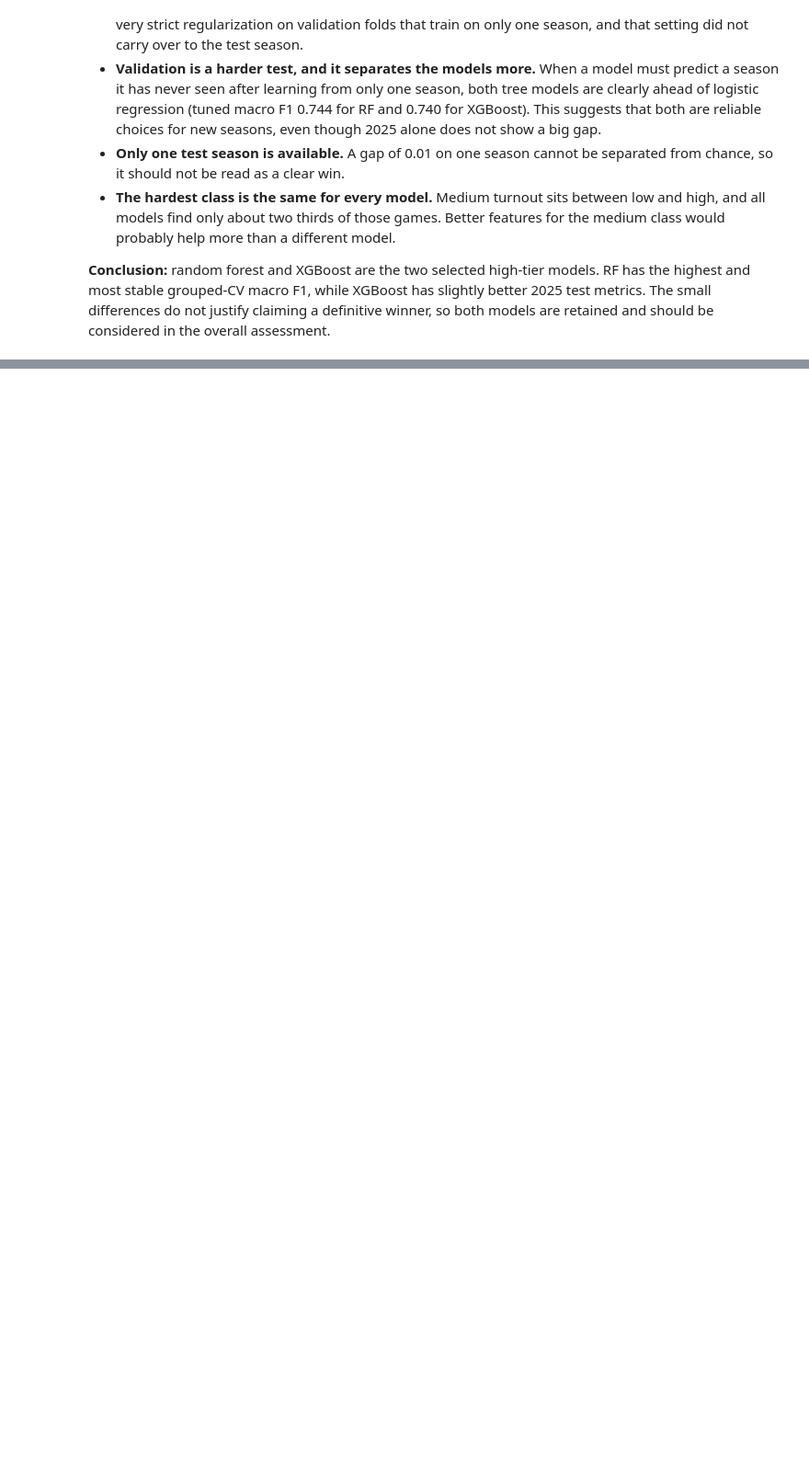
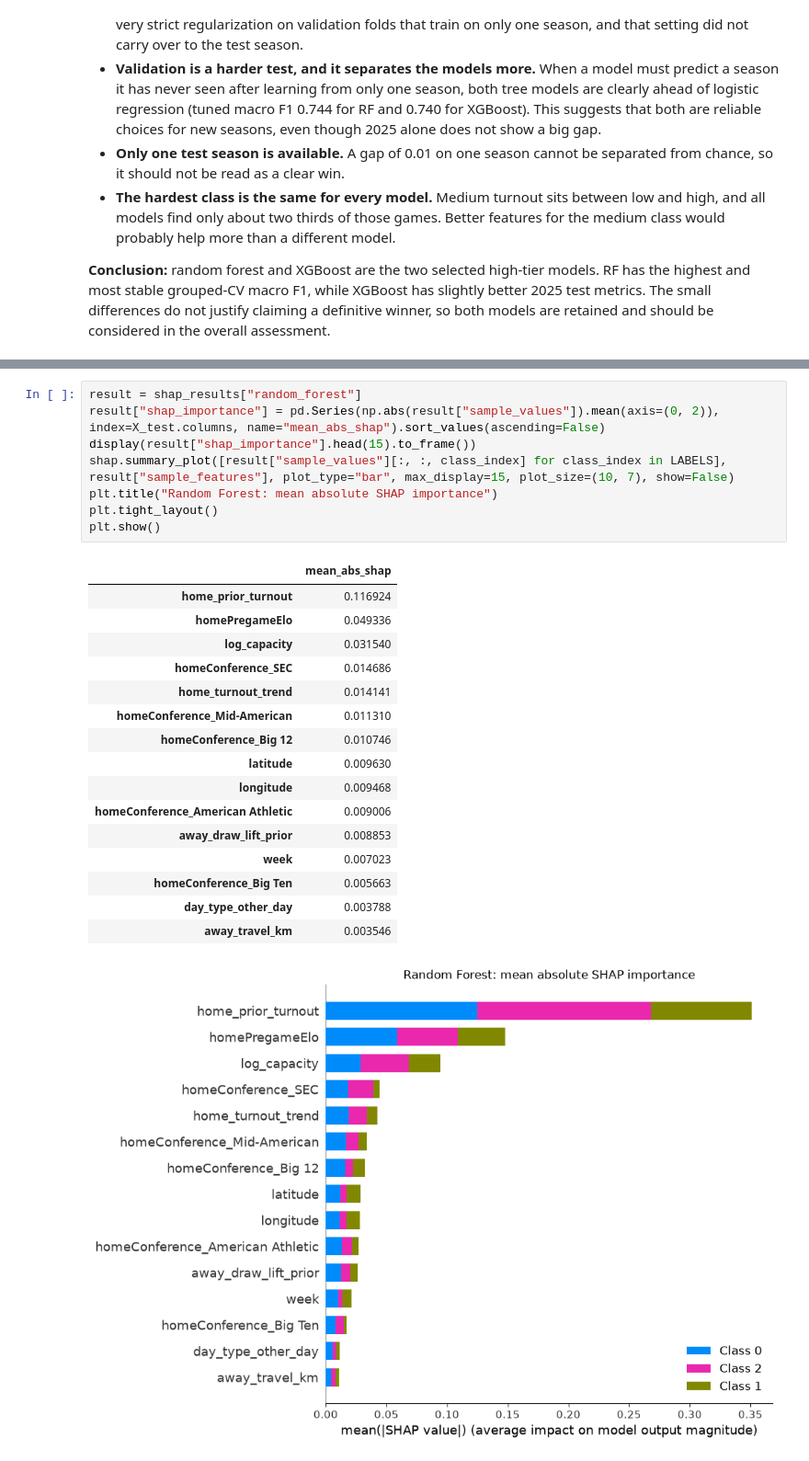
Before and after one commit to Break-Through-Tech/Sports-Analytics-1B-assessing-football-stadium-attendance-and-experience, a Jupyter notebook: notebooks/03_candidate_models.ipynb, the cells around one changed output, grey strips where cells are left out. Shown at 92% size. Cells and saved outputs as stored; diff of their text form; blank space fills up the shorter version.

```diff
--- a/notebooks/03_candidate_models.ipynb
+++ b/notebooks/03_candidate_models.ipynb
@@ -731,0 +907,26 @@ The likely reasons are:
+# %%
+result = shap_results["random_forest"]
+result["shap_importance"] = pd.Series(np.abs(result["sample_values"]).mean(axis=(0, 2)), index=X_test.columns, name="mean_abs_shap").sort_values(ascending=False)
+display(result["shap_importance"].head(15).to_frame())
+shap.summary_plot([result["sample_values"][:, :, class_index] for class_index in LABELS], result["sample_features"], plot_type="bar", max_display=15, plot_size=(10, 7), show=False)
+plt.title("Random Forest: mean absolute SHAP importance")
+plt.tight_layout()
+plt.show()
+# %% [output]
+|  | mean_abs_shap |
+| home_prior_turnout | 0.116924 |
+| homePregameElo | 0.049336 |
+| log_capacity | 0.031540 |
+| homeConference_SEC | 0.014686 |
+| home_turnout_trend | 0.014141 |
+| homeConference_Mid-American | 0.011310 |
+| homeConference_Big 12 | 0.010746 |
+| latitude | 0.009630 |
+| longitude | 0.009468 |
+| homeConference_American Athletic | 0.009006 |
+| away_draw_lift_prior | 0.008853 |
+| week | 0.007023 |
+| homeConference_Big Ten | 0.005663 |
+| day_type_other_day | 0.003788 |
+| away_travel_km | 0.003546 |
+[figure, added]
```
Also changed, not shown: parts of 35 cells of this notebook.
